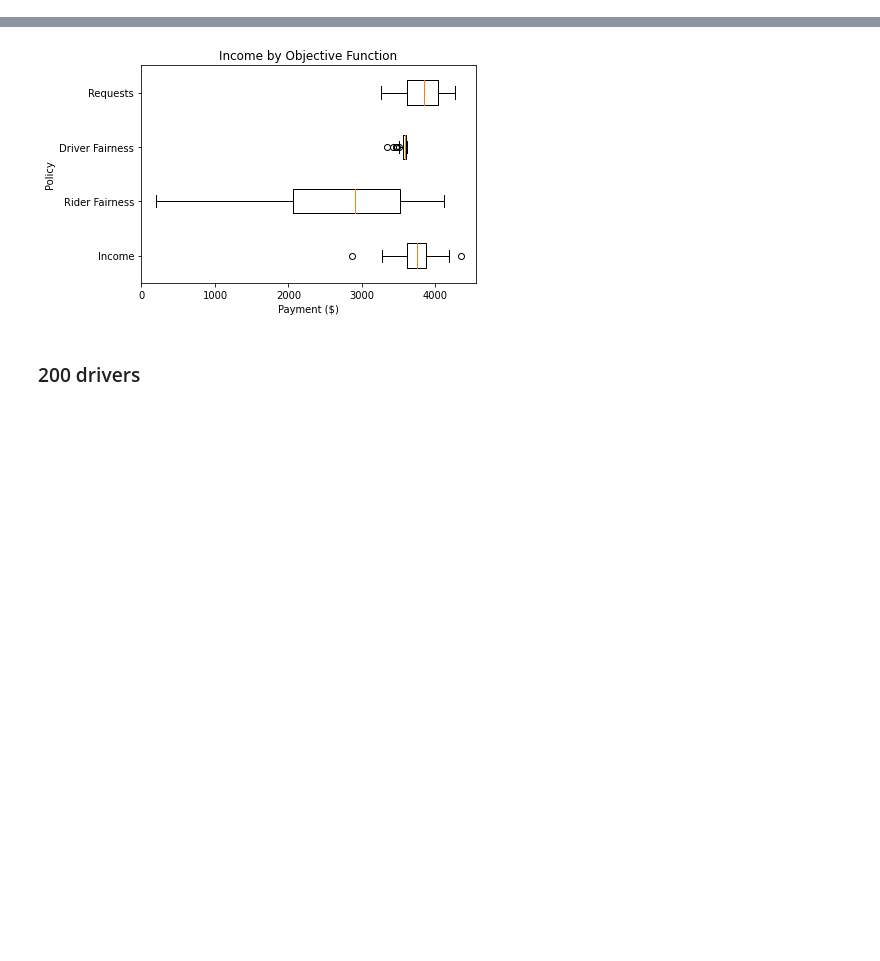
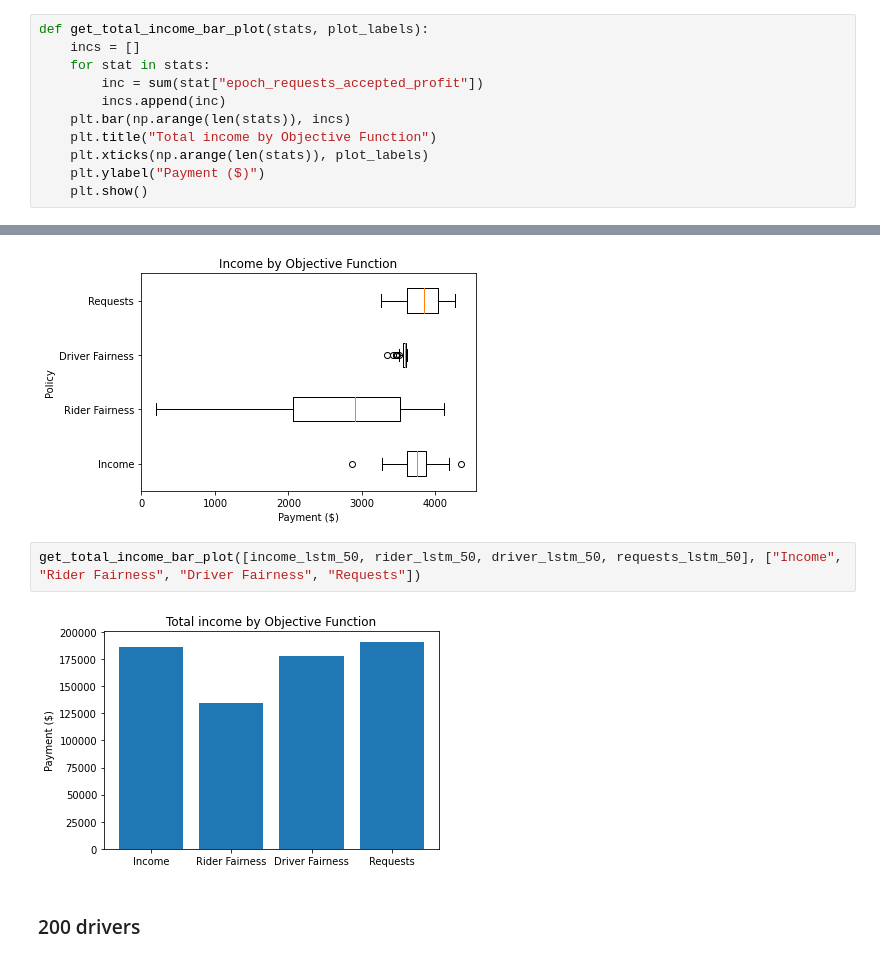
Before and after one commit to Veranep/fact-ai-group-25, a Jupyter notebook: generate_plots.ipynb, the cells around one changed output, grey strips where cells are left out. Cells and saved outputs as stored; diff of their text form; blank space fills up the shorter version.

Commit message:
Add total income plots

```diff
--- a/generate_plots.ipynb
+++ b/generate_plots.ipynb
@@ -100,6 +100,17 @@ def get_income_dist_plot(stats, plot_labels, n_drivers, lim_x=None):
     if lim_x:
         plt.xlim(lim_x)
     plt.show()
+# %%
+def get_total_income_bar_plot(stats, plot_labels):
+    incs = []
+    for stat in stats:
+        inc = sum(stat["epoch_requests_accepted_profit"])
+        incs.append(inc)
+    plt.bar(np.arange(len(stats)), incs)
+    plt.title("Total income by Objective Function")
+    plt.xticks(np.arange(len(stats)), plot_labels)
+    plt.ylabel("Payment ($)")
+    plt.show()
 # %% [markdown]
 ## Original model, original data
 # %%
@@ -116,6 +127,10 @@ get_success_rate_plot([income_lstm_200, rider_lstm_200, driver_lstm_200, request
 get_income_dist_plot([income_lstm_50, rider_lstm_50, driver_lstm_50, requests_lstm_50], ["Income", "Rider Fairness", "Driver Fairness", "Requests"], 50)
 # %% [output]
 [figure]
+# %%
+get_total_income_bar_plot([income_lstm_50, rider_lstm_50, driver_lstm_50, requests_lstm_50], ["Income", "Rider Fairness", "Driver Fairness", "Requests"])
+# %% [output]
+[figure, added]
 # %% [markdown]
 ### 200 drivers
 # %%
```
Also changed, not shown: parts of 3 cells of this notebook.
